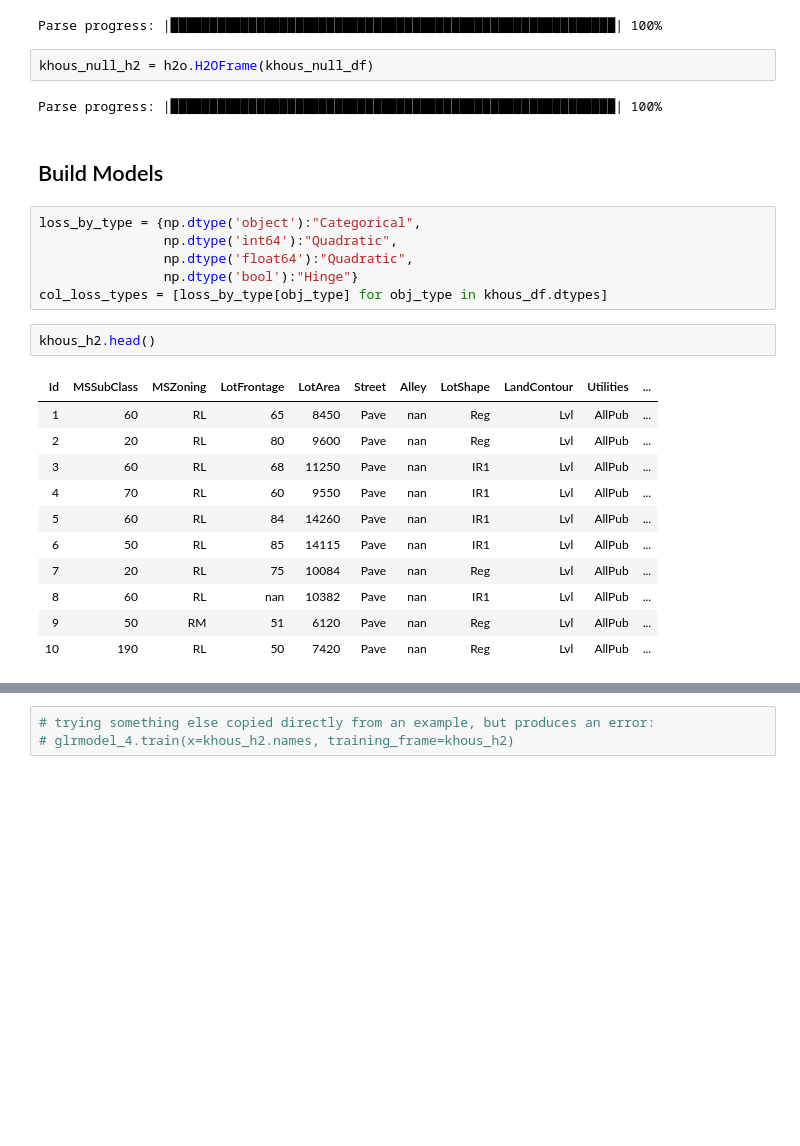
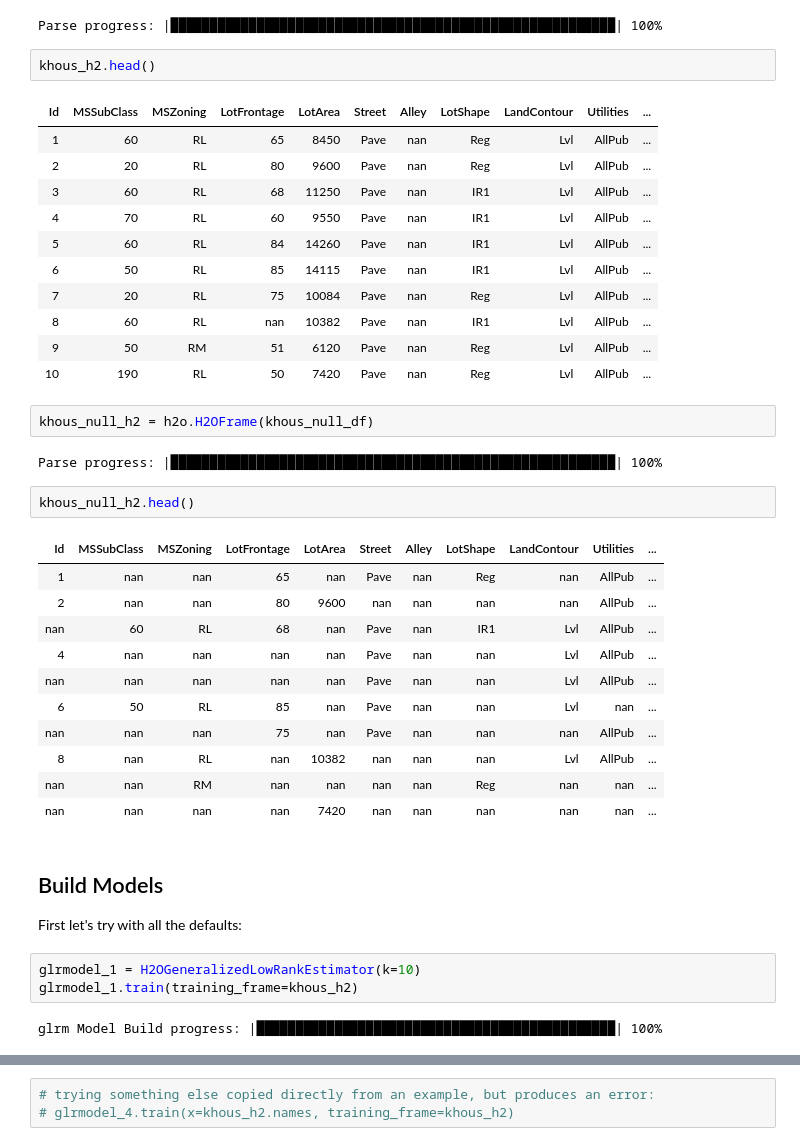
Before and after one commit to wwwslinger/drills, a Jupyter notebook: Thinkful/drills/h2o_test.ipynb, the cells around one changed output, grey strips where cells are left out. Cells and saved outputs as stored; diff of their text form; blank space fills up the shorter version.

```diff
--- a/Thinkful/drills/h2o_test.ipynb
+++ b/Thinkful/drills/h2o_test.ipynb
@@ -70,29 +70,44 @@ khous_null_df = khous_df.mask(np.random.random(khous_df.shape) < .5)
 khous_h2 = h2o.H2OFrame(khous_df)
 # %% [output]
 Parse progress: |█████████████████████████████████████████████████████████| 100%
+# %%
+khous_h2.head()
+# %% [output]
+| Id | MSSubClass | MSZoning | LotFrontage | LotArea | Street | Alley | LotShape | LandContour | Utilities | ... |
+| 1 | 60 | RL | 65 | 8450 | Pave | nan | Reg | Lvl | AllPub | ... |
+| 2 | 20 | RL | 80 | 9600 | Pave | nan | Reg | Lvl | AllPub | ... |
+| 3 | 60 | RL | 68 | 11250 | Pave | nan | IR1 | Lvl | AllPub | ... |
+| 4 | 70 | RL | 60 | 9550 | Pave | nan | IR1 | Lvl | AllPub | ... |
+| 5 | 60 | RL | 84 | 14260 | Pave | nan | IR1 | Lvl | AllPub | ... |
+| 6 | 50 | RL | 85 | 14115 | Pave | nan | IR1 | Lvl | AllPub | ... |
+| 7 | 20 | RL | 75 | 10084 | Pave | nan | Reg | Lvl | AllPub | ... |
+| 8 | 60 | RL | nan | 10382 | Pave | nan | IR1 | Lvl | AllPub | ... |
+| 9 | 50 | RM | 51 | 6120 | Pave | nan | Reg | Lvl | AllPub | ... |
+| 10 | 190 | RL | 50 | 7420 | Pave | nan | Reg | Lvl | AllPub | ... |
 # %%
 khous_null_h2 = h2o.H2OFrame(khous_null_df)
 # %% [output]
 Parse progress: |█████████████████████████████████████████████████████████| 100%
-# %% [markdown]
-## Build Models
-# %%
-loss_by_type = {np.dtype('object'):"Categorical",
-                np.dtype('int64'):"Quadratic",
-                np.dtype('float64'):"Quadratic",
-                np.dtype('bool'):"Hinge"}
-col_loss_types = [loss_by_type[obj_type] for obj_type in khous_df.dtypes]
 # %%
-khous_h2.head()
+khous_null_h2.head()
 # %% [output]
 | Id | MSSubClass | MSZoning | LotFrontage | LotArea | Street | Alley | LotShape | LandContour | Utilities | ... |
-| 1 | 60 | RL | 65 | 8450 | Pave | nan | Reg | Lvl | AllPub | ... |
-| 2 | 20 | RL | 80 | 9600 | Pave | nan | Reg | Lvl | AllPub | ... |
-| 3 | 60 | RL | 68 | 11250 | Pave | nan | IR1 | Lvl | AllPub | ... |
-| 4 | 70 | RL | 60 | 9550 | Pave | nan | IR1 | Lvl | AllPub | ... |
-| 5 | 60 | RL | 84 | 14260 | Pave | nan | IR1 | Lvl | AllPub | ... |
-| 6 | 50 | RL | 85 | 14115 | Pave | nan | IR1 | Lvl | AllPub | ... |
-| 7 | 20 | RL | 75 | 10084 | Pave | nan | Reg | Lvl | AllPub | ... |
-| 8 | 60 | RL | nan | 10382 | Pave | nan | IR1 | Lvl | AllPub | ... |
-| 9 | 50 | RM | 51 | 6120 | Pave | nan | Reg | Lvl | AllPub | ... |
-| 10 | 190 | RL | 50 | 7420 | Pave | nan | Reg | Lvl | AllPub | ... |
+| 1 | nan | nan | 65 | nan | Pave | nan | Reg | nan | AllPub | ... |
+| 2 | nan | nan | 80 | 9600 | nan | nan | nan | nan | AllPub | ... |
+| nan | 60 | RL | 68 | nan | Pave | nan | IR1 | Lvl | AllPub | ... |
+| 4 | nan | nan | nan | nan | Pave | nan | nan | Lvl | AllPub | ... |
+| nan | nan | nan | nan | nan | Pave | nan | nan | Lvl | AllPub | ... |
+| 6 | 50 | RL | 85 | nan | Pave | nan | nan | Lvl | nan | ... |
+| nan | nan | nan | 75 | nan | Pave | nan | nan | nan | AllPub | ... |
+| 8 | nan | RL | nan | 10382 | nan | nan | nan | Lvl | AllPub | ... |
+| nan | nan | RM | nan | nan | nan | nan | Reg | nan | nan | ... |
+| nan | nan | nan | nan | 7420 | nan | nan | nan | nan | nan | ... |
+# %% [markdown]
+## Build Models
+
+First let's try with all the defaults:
+# %%
+glrmodel_1 = H2OGeneralizedLowRankEstimator(k=10)
+glrmodel_1.train(training_frame=khous_h2)
+# %% [output]
+glrm Model Build progress: |██████████████████████████████████████████████| 100%
```
Also changed, not shown: parts of 15 cells of this notebook.
